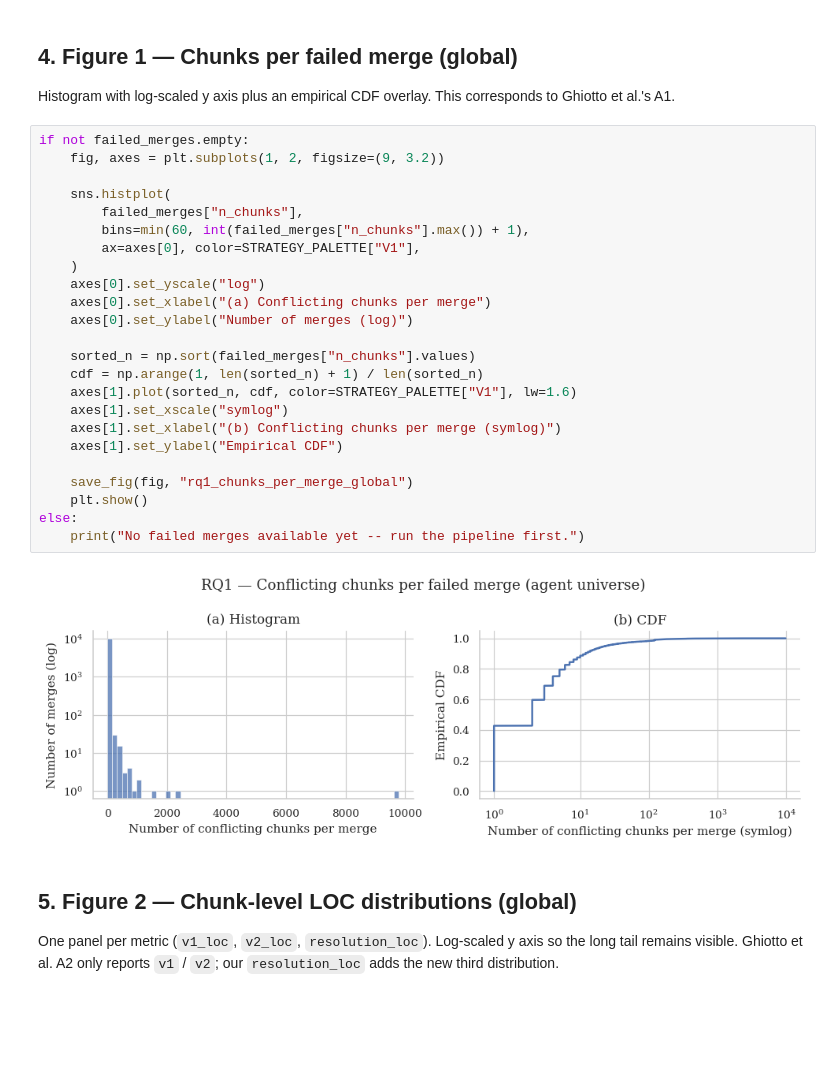
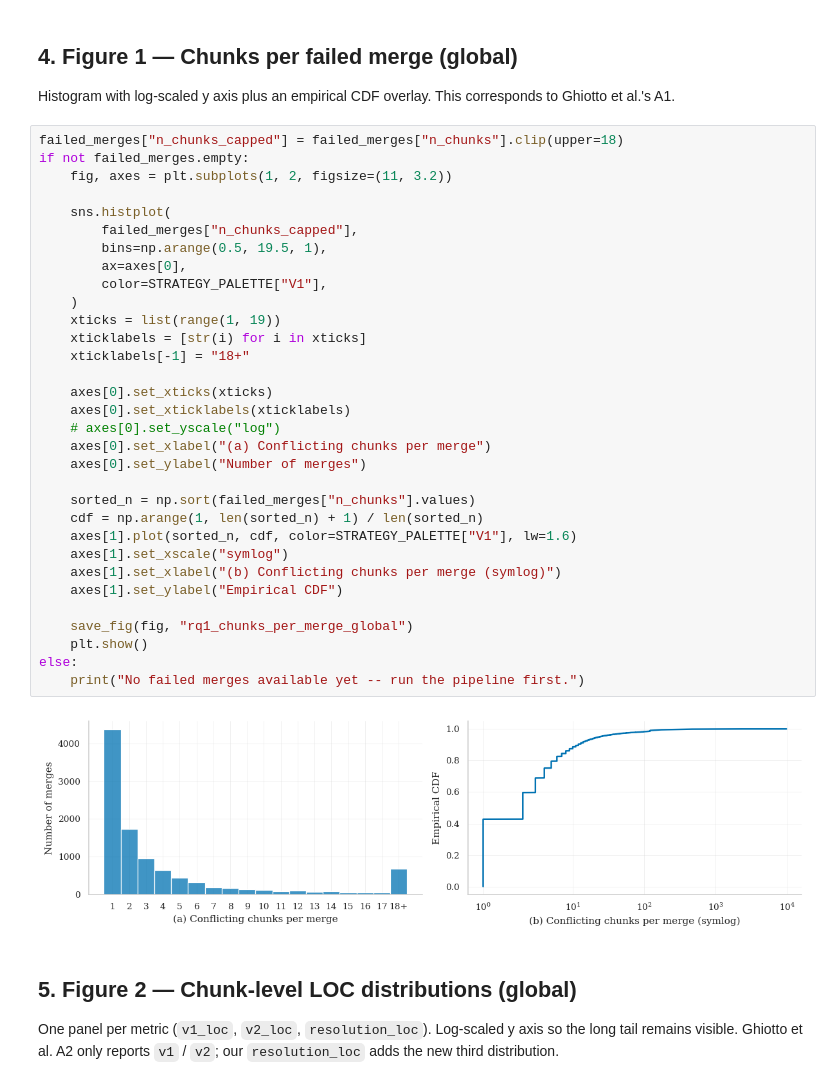
Before and after one commit to gems-uff/agentic-conflicts, a Jupyter notebook: analysis/rq1_structural_nature.ipynb, the cells around one changed output. Cells and saved outputs as stored; diff of their text form; blank space fills up the shorter version.

```diff
--- a/analysis/rq1_structural_nature.ipynb
+++ b/analysis/rq1_structural_nature.ipynb
@@ -118,31 +123,39 @@ summary_df.round(2)
 Histogram with log-scaled y axis plus an empirical CDF overlay. This
 corresponds to Ghiotto et al.'s A1.
 # %%
+failed_merges["n_chunks_capped"] = failed_merges["n_chunks"].clip(upper=18)
 if not failed_merges.empty:
-    fig, axes = plt.subplots(1, 2, figsize=(9, 3.2))
+    fig, axes = plt.subplots(1, 2, figsize=(11, 3.2))
 
     sns.histplot(
-        failed_merges["n_chunks"],
-        bins=min(60, int(failed_merges["n_chunks"].max()) + 1),
-        ax=axes[0], color=STRATEGY_PALETTE["V1"],
+        failed_merges["n_chunks_capped"],
+        bins=np.arange(0.5, 19.5, 1),
+        ax=axes[0],
+        color=STRATEGY_PALETTE["V1"],
     )
-    axes[0].set_yscale("log")
+    xticks = list(range(1, 19))
+    xticklabels = [str(i) for i in xticks]
+    xticklabels[-1] = "18+"
+
+    axes[0].set_xticks(xticks)
+    axes[0].set_xticklabels(xticklabels)
+    # axes[0].set_yscale("log")
     axes[0].set_xlabel("(a) Conflicting chunks per merge")
-    axes[0].set_ylabel("Number of merges (log)")
+    axes[0].set_ylabel("Number of merges")
 
     sorted_n = np.sort(failed_merges["n_chunks"].values)
     cdf = np.arange(1, len(sorted_n) + 1) / len(sorted_n)
     axes[1].plot(sorted_n, cdf, color=STRATEGY_PALETTE["V1"], lw=1.6)
     axes[1].set_xscale("symlog")
     axes[1].set_xlabel("(b) Conflicting chunks per merge (symlog)")
     axes[1].set_ylabel("Empirical CDF")
 
     save_fig(fig, "rq1_chunks_per_merge_global")
     plt.show()
 else:
     print("No failed merges available yet -- run the pipeline first.")
 # %% [output]
-[figure, old version]
+[figure, new version]
 # %% [markdown]
 ## 5. Figure 2 — Chunk-level LOC distributions (global)
 
```
Also changed, not shown: parts of 8 cells of this notebook, 6 other files.
